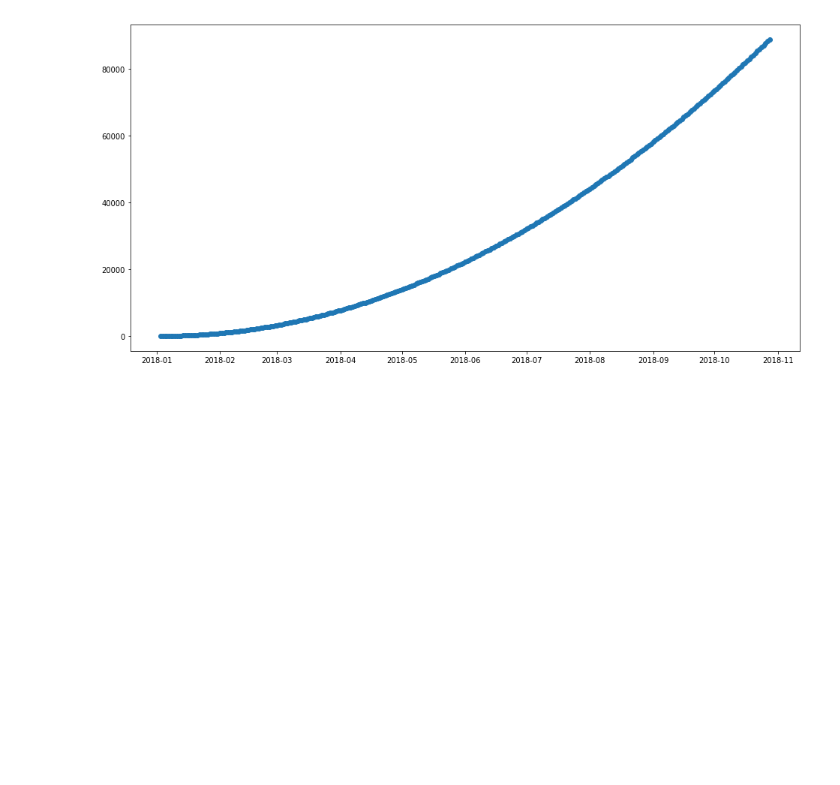
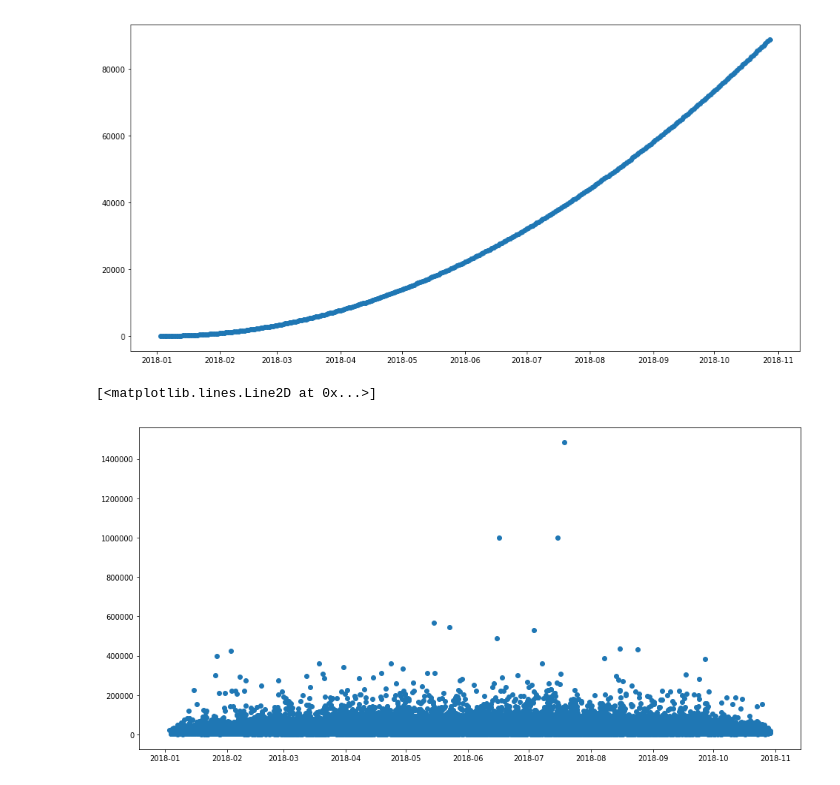
Before and after one commit to nguyenkhacbaoanh/used_car_price_estimation, a Jupyter notebook: notebook/Data Car Preprocessing.ipynb, the cells around one changed output. Cells and saved outputs as stored; diff of their text form; code cells hidden in the pictures; blank space fills up the shorter version.

```diff
--- a/notebook/Data Car Preprocessing.ipynb
+++ b/notebook/Data Car Preprocessing.ipynb
@@ -221,0 +243,13 @@ import seaborn as sns
+# %%
+data_car_preprocessed_sorted_by_time = data_car_preprocessed.set_index("Online").sort_values(by=["Online"])
+# %%
+fig, ax = plt.subplots(figsize=(16,8))
+
+ax.plot_date(data_car_preprocessed_sorted_by_time.index, data_car_preprocessed_sorted_by_time.Price)
+
+ax.xaxis.set_major_formatter( DateFormatter('%Y-%m') )
+
+plt.show()
+# %% [output]
+[<matplotlib.lines.Line2D at 0x...>]
+[figure, added]
```
Also changed, not shown: parts of 6 cells of this notebook, 1 other file.
